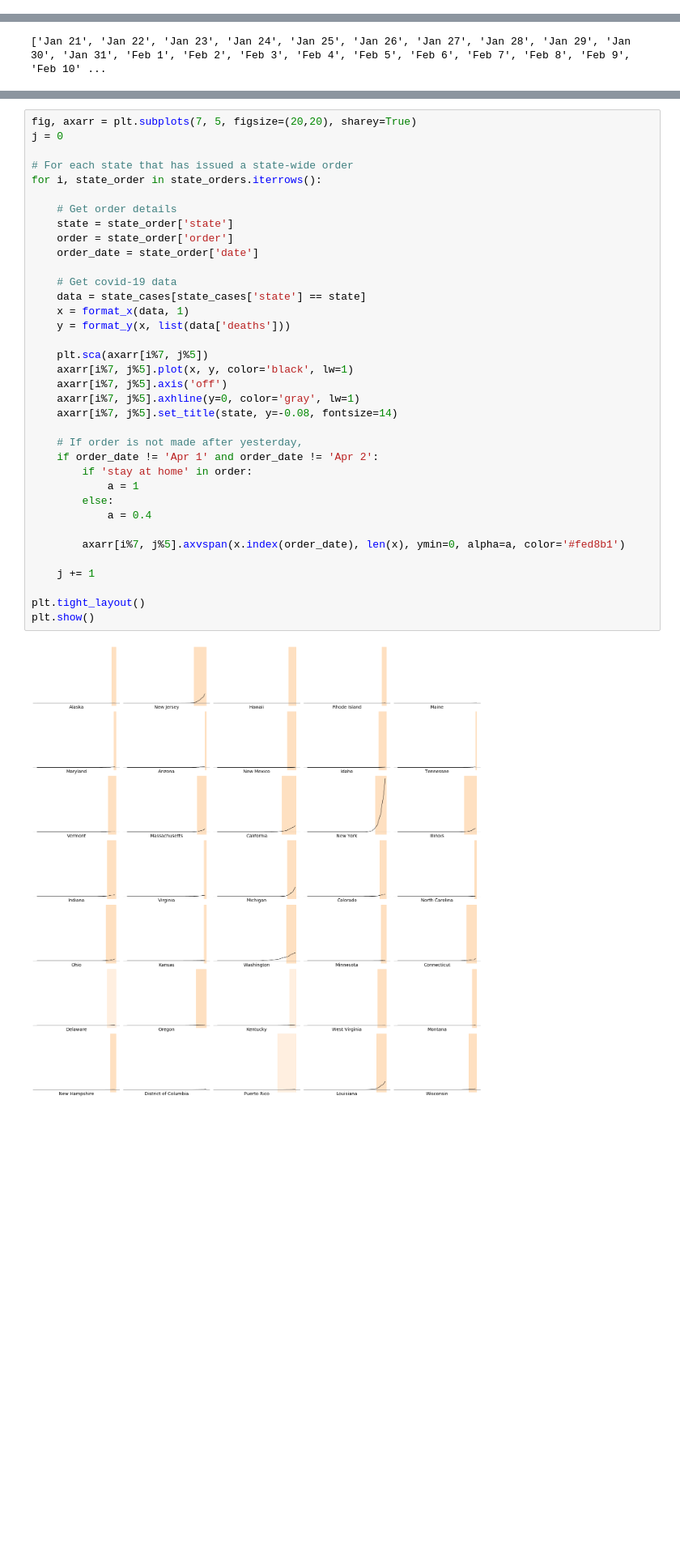
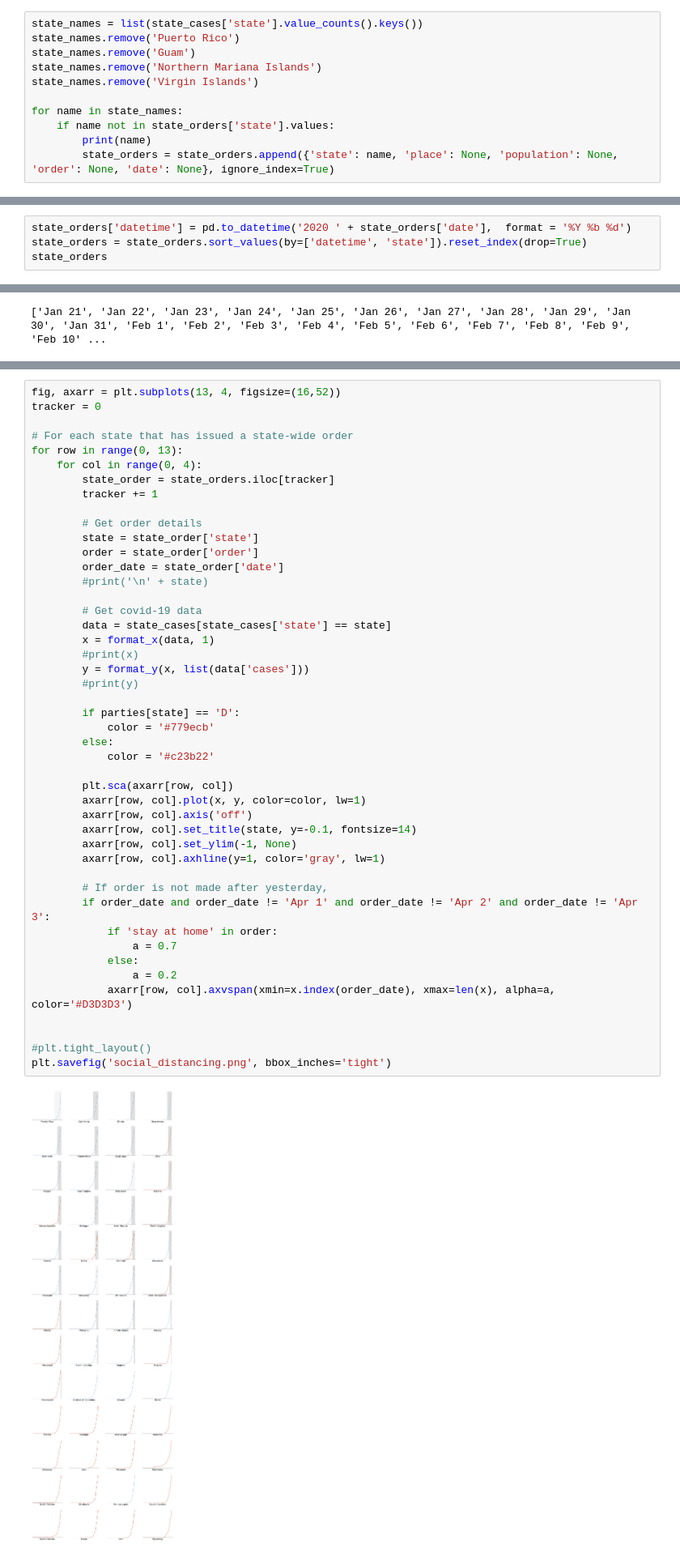
Before and after one commit to brienna/covid-19, a Jupyter notebook: social distancing visualizations.ipynb, the cells around one changed output, grey strips where cells are left out. Shown at 81% size. Saved outputs shown, nothing was run; the diff lists cells and outputs as text; blank space fills up the shorter version.

Commit message:
Visualize governor party, add remaining states

```diff
--- a/social distancing visualizations.ipynb
+++ b/social distancing visualizations.ipynb
@@ -113,0 +201,11 @@ state_orders
+# %%
+state_names = list(state_cases['state'].value_counts().keys())
+state_names.remove('Puerto Rico')
+state_names.remove('Guam')
+state_names.remove('Northern Mariana Islands')
+state_names.remove('Virgin Islands')
+
+for name in state_names:
+    if name not in state_orders['state'].values:
+        print(name)
+        state_orders = state_orders.append({'state': name, 'place': None, 'population': None, 'order': None, 'date': None}, ignore_index=True)
@@ -113,0 +245,4 @@ state_orders
+# %%
+state_orders['datetime'] = pd.to_datetime('2020 ' + state_orders['date'],  format = '%Y %b %d')
+state_orders = state_orders.sort_values(by=['datetime', 'state']).reset_index(drop=True)
+state_orders
@@ -176,41 +302,51 @@ def format_y(x, y):
         y = missing_counts + y
     return y
 # %%
-fig, axarr = plt.subplots(7, 5, figsize=(20,20), sharey=True)
-j = 0
+fig, axarr = plt.subplots(13, 4, figsize=(16,52))
+tracker = 0
 
 # For each state that has issued a state-wide order
-for i, state_order in state_orders.iterrows():
+for row in range(0, 13):
+    for col in range(0, 4):
+        state_order = state_orders.iloc[tracker]
+        tracker += 1
 
-    # Get order details
-    state = state_order['state']
-    order = state_order['order']
-    order_date = state_order['date']
+        # Get order details
+        state = state_order['state']
+        order = state_order['order']
+        order_date = state_order['date']
+        #print('\n' + state)
 
-    # Get covid-19 data
-    data = state_cases[state_cases['state'] == state]
-    x = format_x(data, 1)
-    y = format_y(x, list(data['deaths']))
+        # Get covid-19 data
+        data = state_cases[state_cases['state'] == state]
+        x = format_x(data, 1)
+        #print(x)
+        y = format_y(x, list(data['cases']))
+        #print(y)
 
-    plt.sca(axarr[i%7, j%5])
-    axarr[i%7, j%5].plot(x, y, color='black', lw=1)
-    axarr[i%7, j%5].axis('off')
-    axarr[i%7, j%5].axhline(y=0, color='gray', lw=1)
-    axarr[i%7, j%5].set_title(state, y=-0.08, fontsize=14)
+        if parties[state] == 'D':
+            color = '#779ecb'
+        else:
+            color = '#c23b22'
 
-    # If order is not made after yesterday,
-    if order_date != 'Apr 1' and order_date != 'Apr 2':
-        if 'stay at home' in order:
-            a = 1
-        else:
-            a = 0.4
+        plt.sca(axarr[row, col])
+        axarr[row, col].plot(x, y, color=color, lw=1)
+        axarr[row, col].axis('off')
+        axarr[row, col].set_title(state, y=-0.1, fontsize=14)
+        axarr[row, col].set_ylim(-1, None)
+        axarr[row, col].axhline(y=1, color='gray', lw=1)
 
-        axarr[i%7, j%5].axvspan(x.index(order_date), len(x), ymin=0, alpha=a, color='#fed8b1')
+        # If order is not made after yesterday,
+        if order_date and order_date != 'Apr 1' and order_date != 'Apr 2' and order_date != 'Apr 3':
+            if 'stay at home' in order:
+                a = 0.7
+            else:
+                a = 0.2
+            axarr[row, col].axvspan(xmin=x.index(order_date), xmax=len(x), alpha=a, color='#D3D3D3')
 
-    j += 1
 
-plt.tight_layout()
-plt.show()
+#plt.tight_layout()
+plt.savefig('social_distancing.png', bbox_inches='tight')
 # %% [output]
-[figure, old version]
+[figure, new version]
 # %% [markdown]
```
Also changed, not shown: parts of 21 cells of this notebook.
